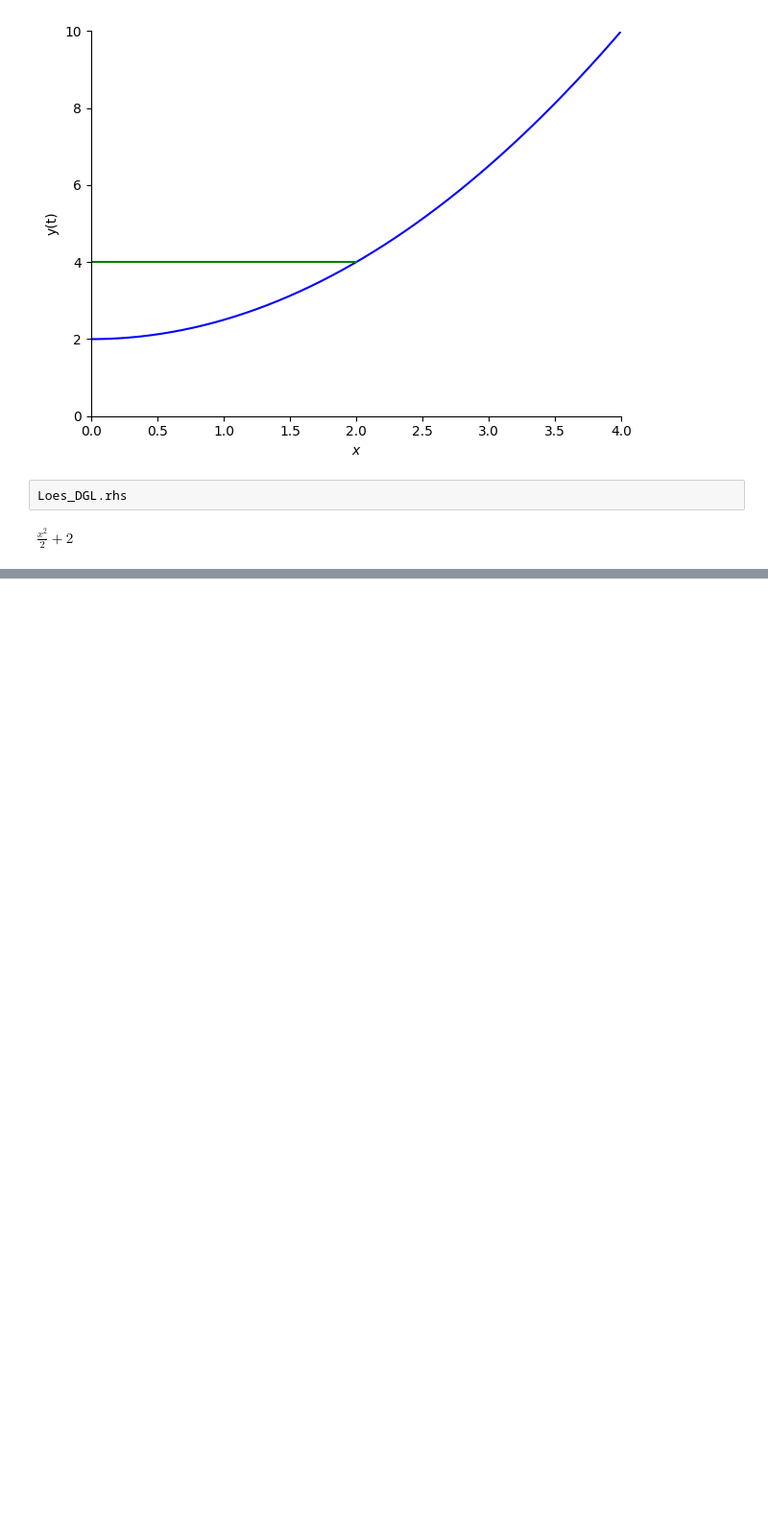
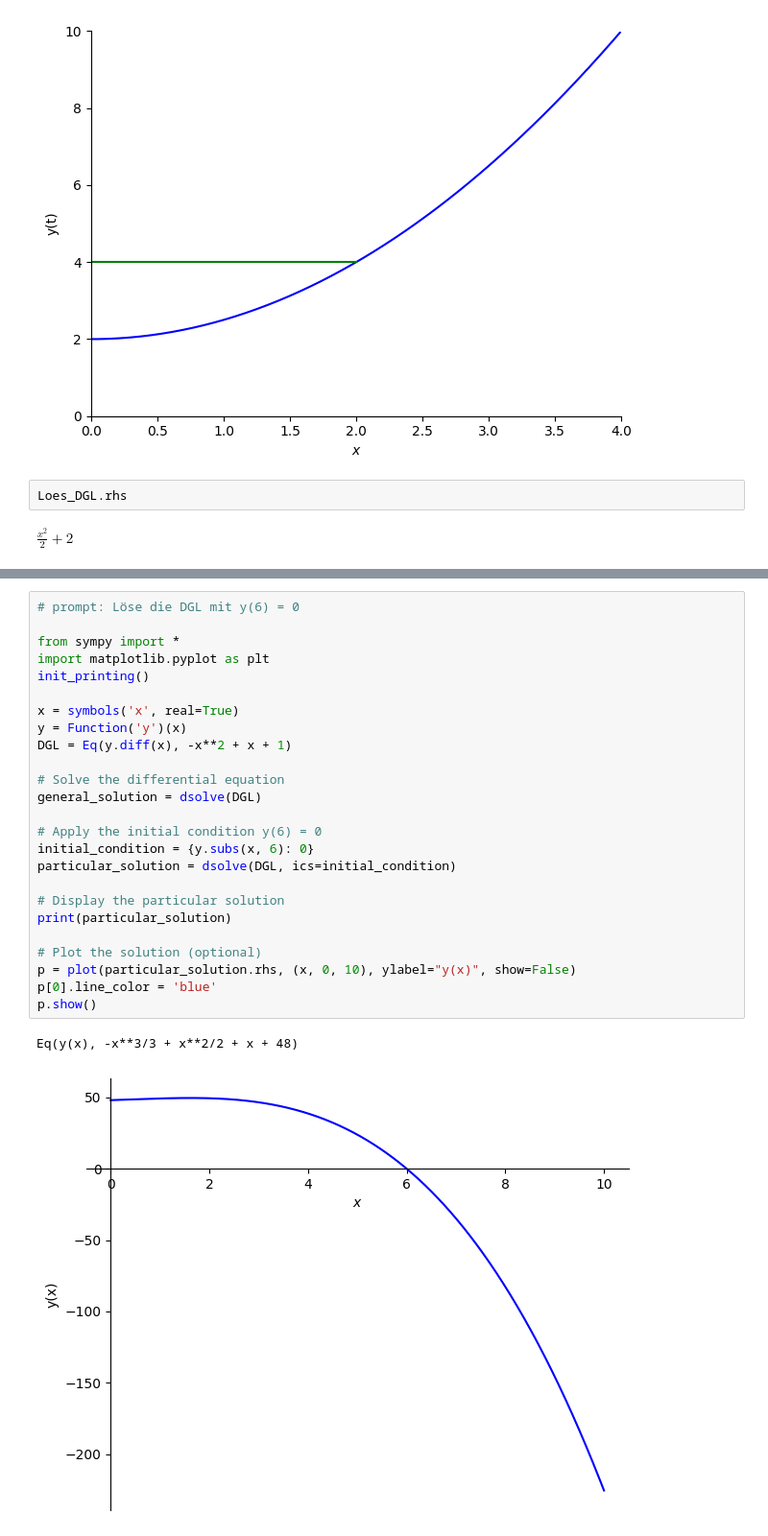
Before and after one commit to Hansi1007/PyMyTrainingA002, a Jupyter notebook: Kopie_von_tut_ode_01.ipynb, the cells around one changed output, grey strips where cells are left out. Shown at 96% size. Drawn from its saved outputs; the diff is of its cells as text; blank space fills up the shorter version.

```diff
--- a/Kopie_von_tut_ode_01.ipynb
+++ b/Kopie_von_tut_ode_01.ipynb
@@ -66,0 +99,28 @@ $\displaystyle \frac{x^{2}}{2} + 2$
+# %%
+# prompt: Löse die DGL mit y(6) = 0
+
+from sympy import *
+import matplotlib.pyplot as plt
+init_printing()
+
+x = symbols('x', real=True)
+y = Function('y')(x)
+DGL = Eq(y.diff(x), -x**2 + x + 1)
+
+# Solve the differential equation
+general_solution = dsolve(DGL)
+
+# Apply the initial condition y(6) = 0
+initial_condition = {y.subs(x, 6): 0}
+particular_solution = dsolve(DGL, ics=initial_condition)
+
+# Display the particular solution
+print(particular_solution)
+
+# Plot the solution (optional)
+p = plot(particular_solution.rhs, (x, 0, 10), ylabel="y(x)", show=False)
+p[0].line_color = 'blue'
+p.show()
+# %% [output]
+Eq(y(x), -x**3/3 + x**2/2 + x + 48)
+[figure, added]
```
Also changed, not shown: parts of 4 cells of this notebook.
